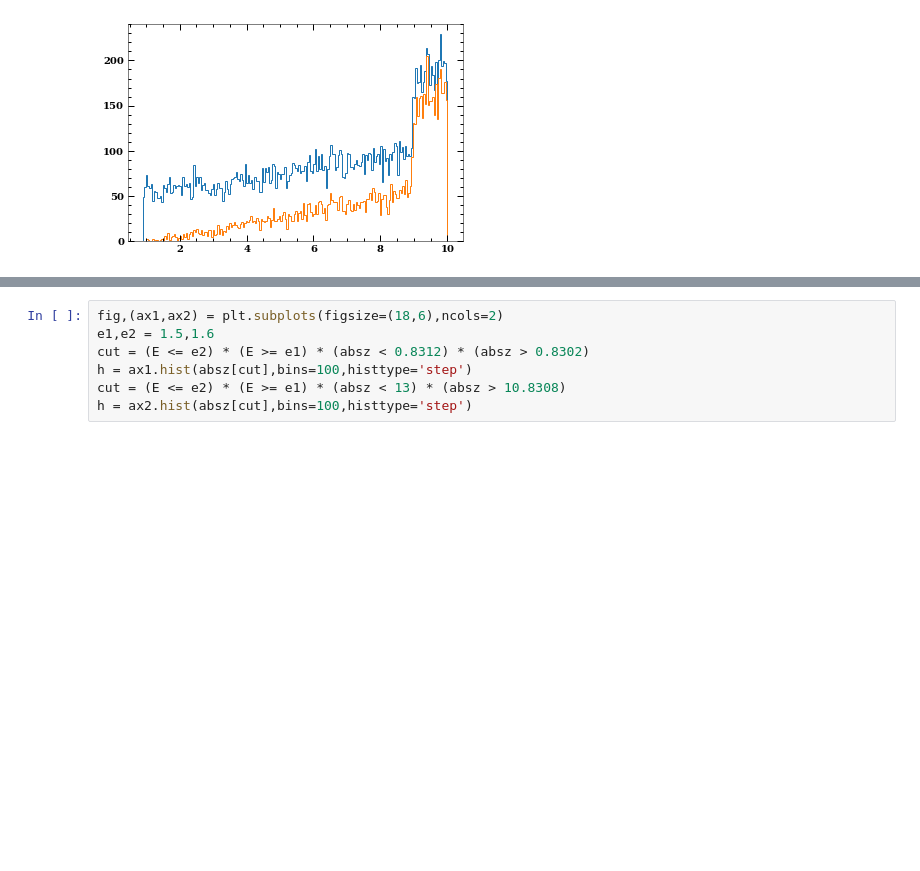
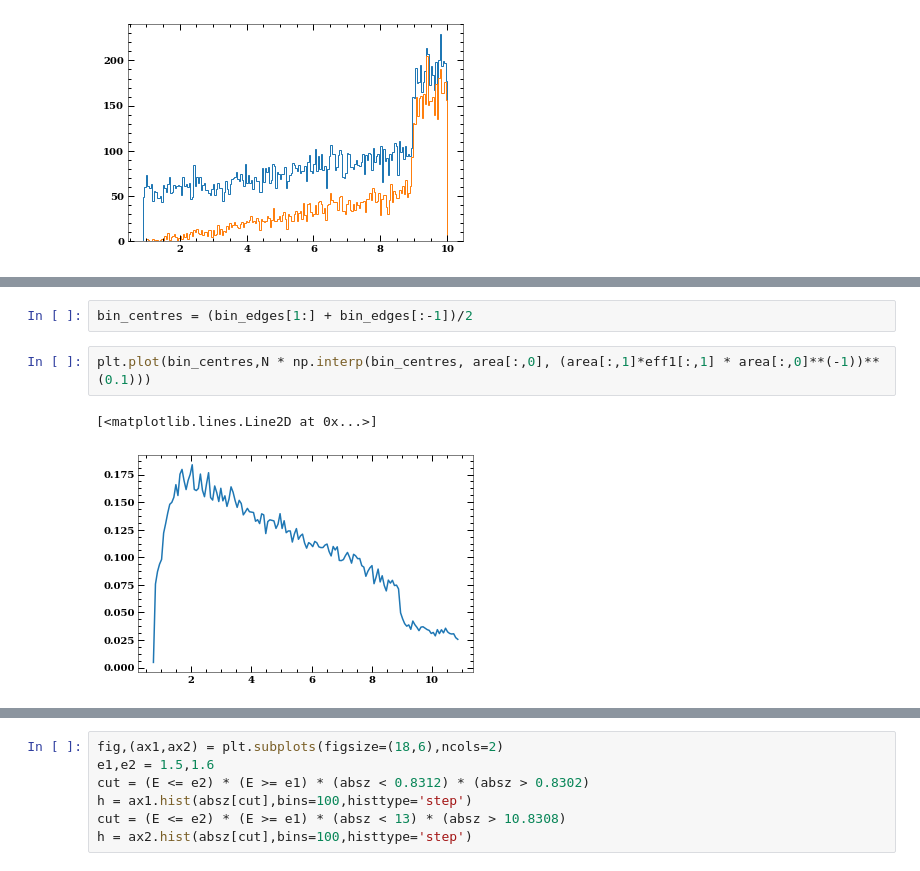
Before and after one commit to alpv95/IXPEML, a Jupyter notebook: notebooks/MDP_Check.ipynb, the cells around one changed output, grey strips where cells are left out. Cells and saved outputs as stored; diff of their text form; blank space fills up the shorter version.

```diff
--- a/notebooks/MDP_Check.ipynb
+++ b/notebooks/MDP_Check.ipynb
@@ -183,0 +195,7 @@ FileNotFoundError: [Errno 2] No such file or directory: '/home/groups/rwr/alpv95
+# %%
+bin_centres = (bin_edges[1:] + bin_edges[:-1])/2
+# %%
+plt.plot(bin_centres,N * np.interp(bin_centres, area[:,0], (area[:,1]*eff1[:,1] * area[:,0]**(-1))**(0.1)))
+# %% [output]
+[<matplotlib.lines.Line2D at 0x...>]
+[figure, added]
```
Also changed, not shown: parts of 19 cells of this notebook, 10 other files.
